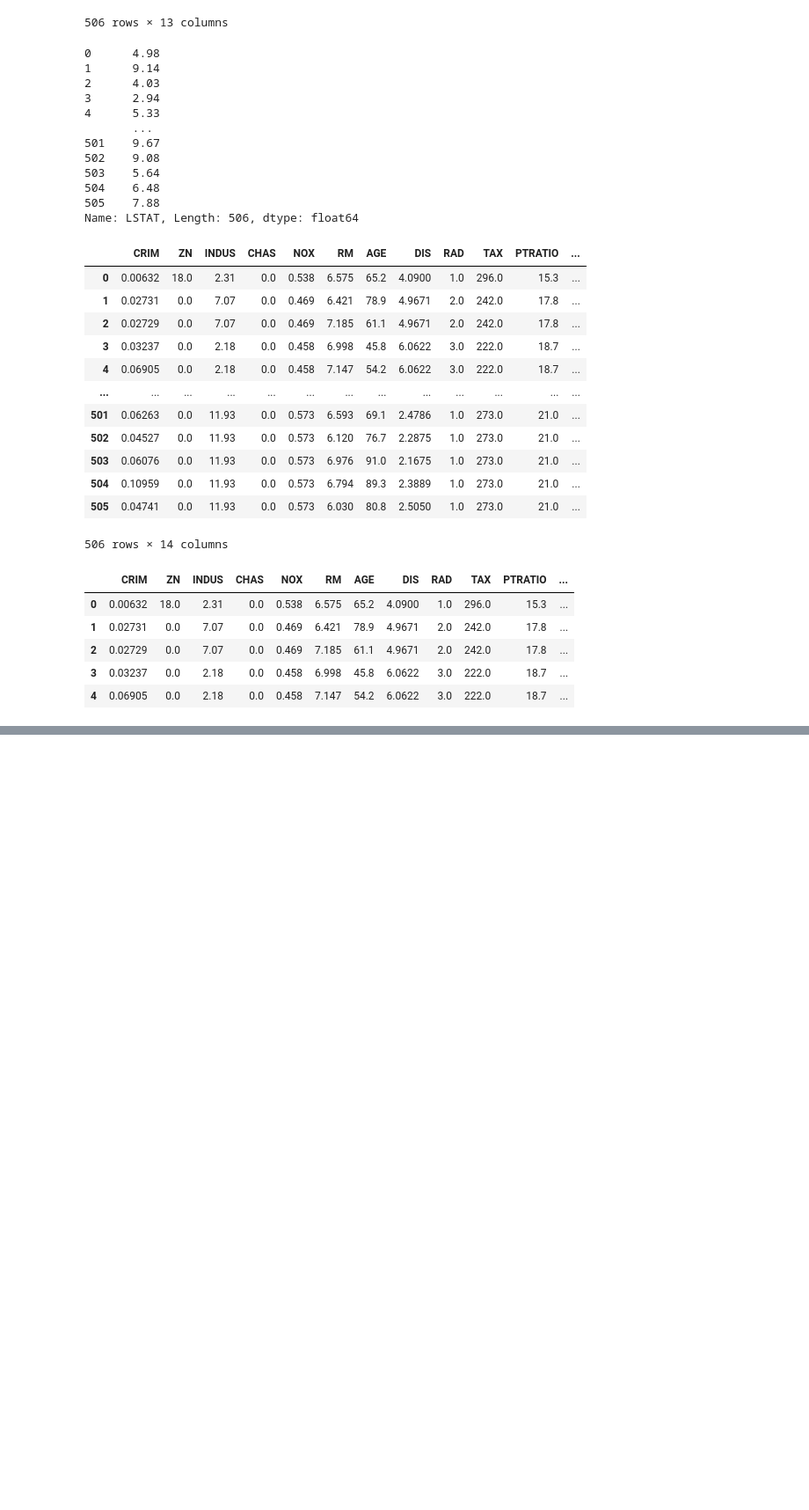
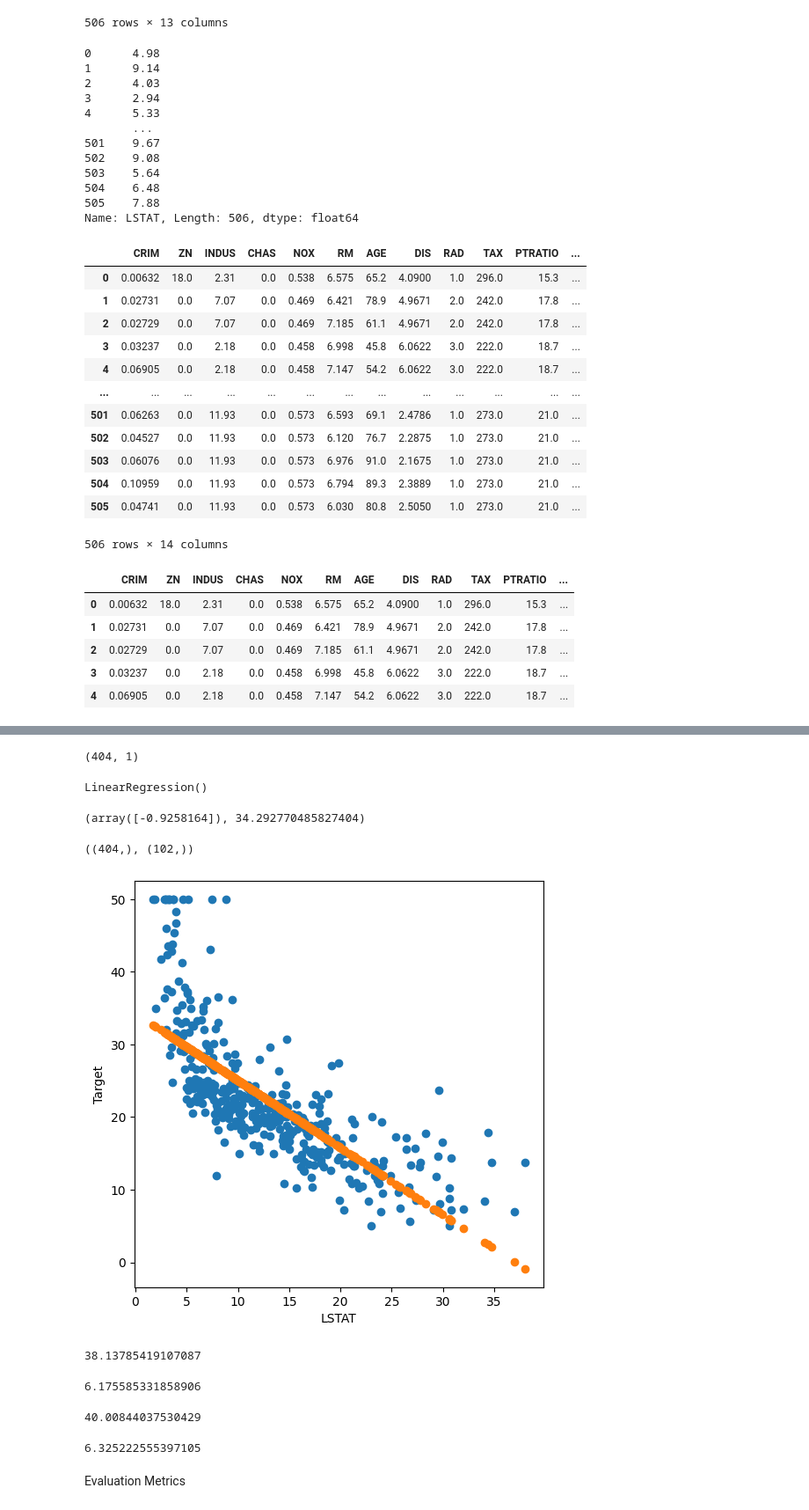
Before and after one commit to sepehrtdarvish/rahnema, a Jupyter notebook: Boston/boston.ipynb, the cells around one changed output, grey strips where cells are left out. Shown: that part at 88% size. Saved outputs shown, nothing was run; the diff lists cells and outputs as text; code cells hidden in the pictures; blank space fills up the shorter version.

Commit message:
Added Evaluation Metrics

```diff
--- a/Boston/boston.ipynb
+++ b/Boston/boston.ipynb
@@ -137,0 +143,2 @@ profile.to_file('boston.html')
+# %%
+train, test = train_test_split(data, test_size=.2)
@@ -137,0 +149,52 @@ profile.to_file('boston.html')
+# %%
+xtrain = train.LSTAT.values.reshape(-1, 1)
+ytrain = train.target
+xtest = test.LSTAT.values.reshape(-1, 1)
+ytest = test.target
+# %%
+xtrain.shape
+# %% [output]
+(404, 1)
+# %%
+lr = LinearRegression()
+lr.fit(xtrain, ytrain)
+# %% [output]
+LinearRegression()
+# %%
+lr.coef_, lr.intercept_
+# %% [output]
+(array([-0.9258164]), 34.292770485827404)
+# %%
+yhat_train = lr.predict(xtrain)
+yhat_test = lr.predict(xtest)
+# %%
+yhat_train.shape, yhat_test.shape
+# %% [output]
+((404,), (102,))
+# %%
+fig, ax = plt.subplots(figsize=(6,6))
+ax.set_xlabel('LSTAT')
+ax.set_ylabel('Target')
+ax.scatter(xtrain, ytrain)
+ax.scatter(xtrain, yhat_train)
+plt.show()
+# %% [output]
+[figure, added]
+# %%
+mean_squared_error(ytrain, yhat_train)
+# %% [output]
+38.13785419107087
+# %%
+np.sqrt(mean_squared_error(ytrain, yhat_train))
+# %% [output]
+6.175585331858906
+# %%
+mean_squared_error(ytest, yhat_test)
+# %% [output]
+40.00844037530429
+# %%
+np.sqrt(mean_squared_error(ytest, yhat_test))
+# %% [output]
+6.325222555397105
+# %% [markdown]
+Evaluation Metrics
```
Also changed, not shown: parts of 7 cells of this notebook, 2 other files.
